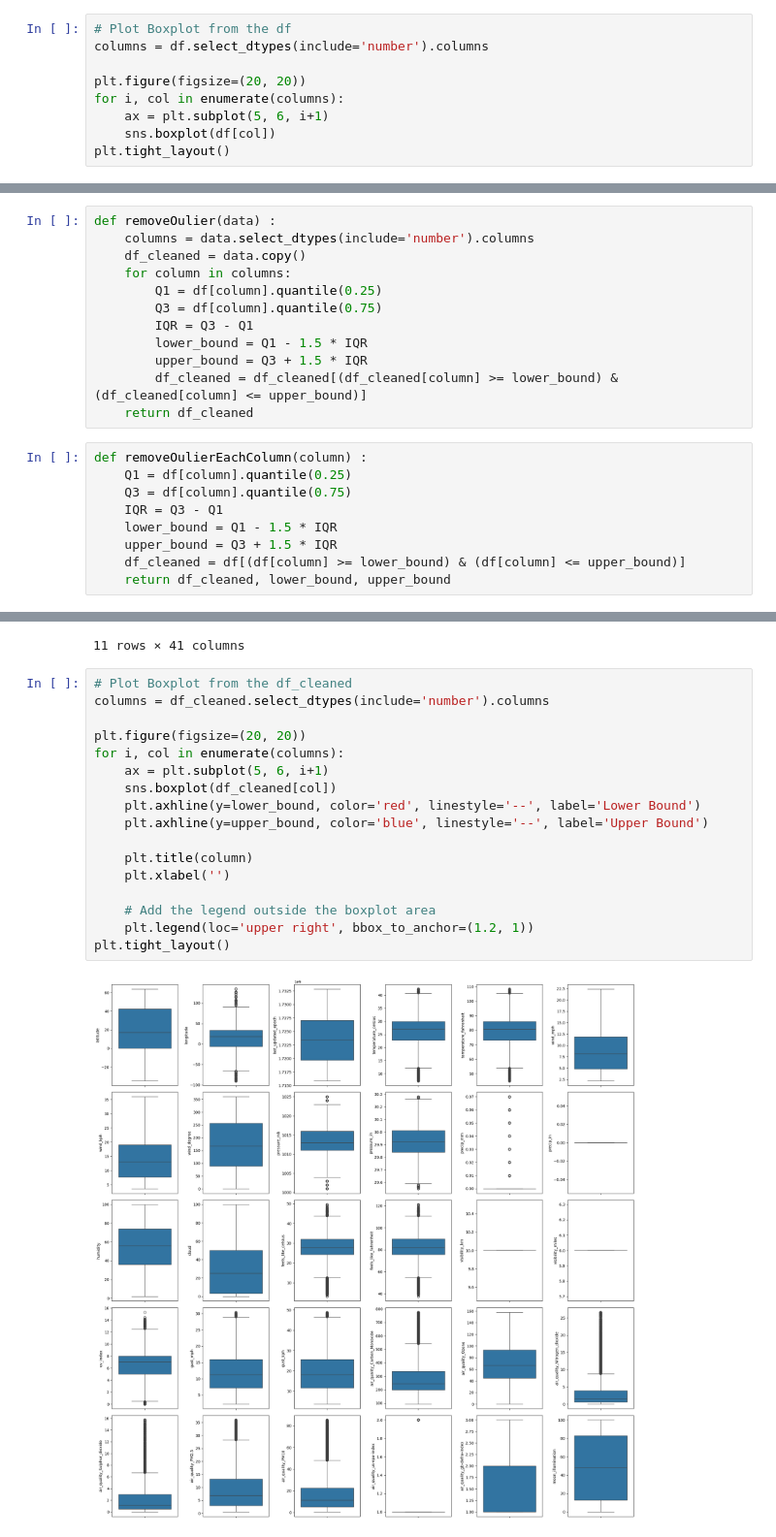
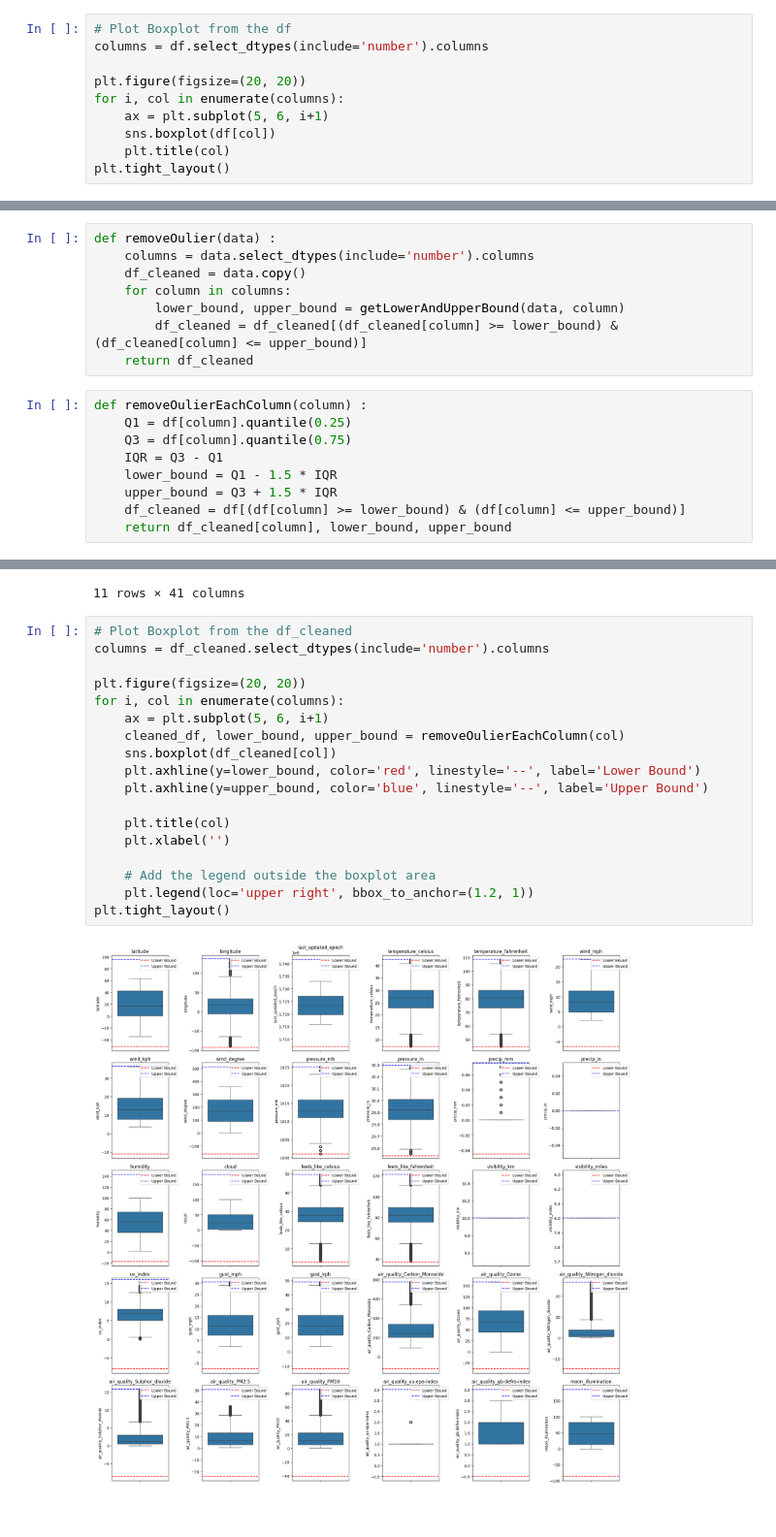
Before and after one commit to NatanaelGeraldoS/GlobalAQI, a Jupyter notebook: main.ipynb, the cells around one changed output, grey strips where cells are left out. Shown at 97% size. Saved outputs shown, nothing was run; the diff lists cells and outputs as text.

```diff
--- a/main.ipynb
+++ b/main.ipynb
@@ -460,5 +460,6 @@ plt.figure(figsize=(20, 20))
 for i, col in enumerate(columns):
     ax = plt.subplot(5, 6, i+1)
     sns.boxplot(df[col])
+    plt.title(col)
 plt.tight_layout()
 # %% [output]
@@ -466,24 +475,20 @@ plt.tight_layout()
+# %%
+def removeOulier(data) :
+    columns = data.select_dtypes(include='number').columns
+    df_cleaned = data.copy()
+    for column in columns:
+        lower_bound, upper_bound = getLowerAndUpperBound(data, column)
+        df_cleaned = df_cleaned[(df_cleaned[column] >= lower_bound) & (df_cleaned[column] <= upper_bound)]
+    return df_cleaned
 # %%
-def removeOulier(data) :
-    columns = data.select_dtypes(include='number').columns
-    df_cleaned = data.copy()
-    for column in columns:
-        Q1 = df[column].quantile(0.25)
-        Q3 = df[column].quantile(0.75)
-        IQR = Q3 - Q1
-        lower_bound = Q1 - 1.5 * IQR
-        upper_bound = Q3 + 1.5 * IQR
-        df_cleaned = df_cleaned[(df_cleaned[column] >= lower_bound) & (df_cleaned[column] <= upper_bound)]
-    return df_cleaned
+def removeOulierEachColumn(column) :
+    Q1 = df[column].quantile(0.25)
+    Q3 = df[column].quantile(0.75)
+    IQR = Q3 - Q1
+    lower_bound = Q1 - 1.5 * IQR
+    upper_bound = Q3 + 1.5 * IQR
+    df_cleaned = df[(df[column] >= lower_bound) & (df[column] <= upper_bound)]
+    return df_cleaned[column], lower_bound, upper_bound
-# %%
-def removeOulierEachColumn(column) :
-    Q1 = df[column].quantile(0.25)
-    Q3 = df[column].quantile(0.75)
-    IQR = Q3 - Q1
-    lower_bound = Q1 - 1.5 * IQR
-    upper_bound = Q3 + 1.5 * IQR
-    df_cleaned = df[(df[column] >= lower_bound) & (df[column] <= upper_bound)]
-    return df_cleaned, lower_bound, upper_bound
 # %%
 df_cleaned = removeOulier(df)
 df_cleaned.info()
@@ -524,19 +529,20 @@ df_cleaned.describe(include='all')
 # %%
 # Plot Boxplot from the df_cleaned
 columns = df_cleaned.select_dtypes(include='number').columns
 
 plt.figure(figsize=(20, 20))
 for i, col in enumerate(columns):
     ax = plt.subplot(5, 6, i+1)
+    cleaned_df, lower_bound, upper_bound = removeOulierEachColumn(col)
     sns.boxplot(df_cleaned[col])
     plt.axhline(y=lower_bound, color='red', linestyle='--', label='Lower Bound')
     plt.axhline(y=upper_bound, color='blue', linestyle='--', label='Upper Bound')
 
-    plt.title(column)
+    plt.title(col)
     plt.xlabel('')
 
     # Add the legend outside the boxplot area
     plt.legend(loc='upper right', bbox_to_anchor=(1.2, 1))
 plt.tight_layout()
 # %% [output]
-[figure, old version]
+[figure, new version]
```
Also changed, not shown: parts of 10 cells of this notebook.
